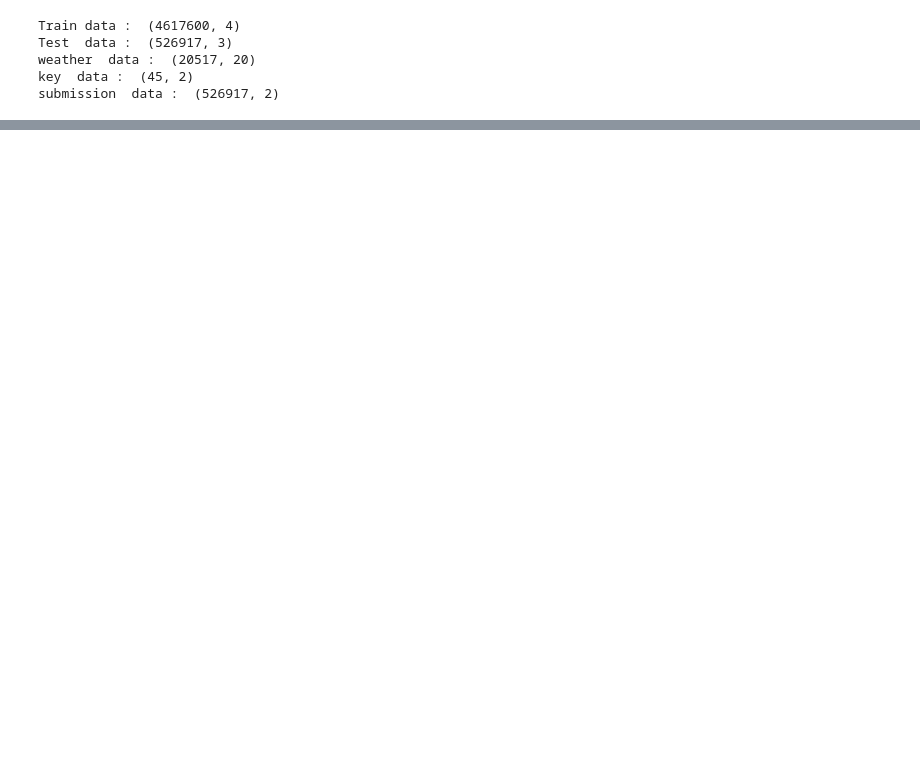
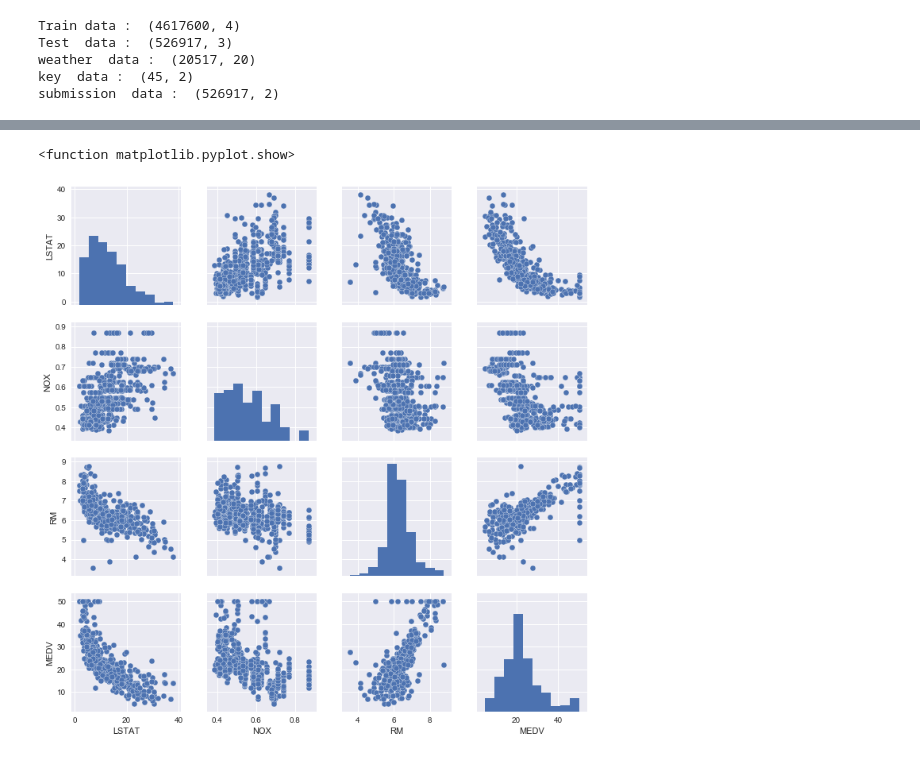
Before and after one commit to HyowonJang/LinearRegression, a Jupyter notebook: modeling_hyowon/Untitled.ipynb, the cells around one changed output, grey strips where cells are left out. Saved outputs shown, nothing was run; the diff lists cells and outputs as text; code cells hidden in the pictures; blank space fills up the shorter version.

Commit message:
180626Exploring the Data

```diff
--- a/modeling_hyowon/Untitled.ipynb
+++ b/modeling_hyowon/Untitled.ipynb
@@ -41,0 +302,4 @@ submission  data :  (526917, 2)
+# %%
+from sklearn.datasets import load_boston
+boston = load_boston()
+print(boston.DESCR)
@@ -41,0 +324,5 @@ submission  data :  (526917, 2)
+# %%
+dfX = pd.DataFrame(boston.data, columns=boston.feature_names)
+dfY = pd.DataFrame(boston.target, columns=["MEDV"])
+df = pd.concat([dfX, dfY], axis=1)
+df.tail()
@@ -41,0 +336,7 @@ submission  data :  (526917, 2)
+# %%
+cols = ["LSTAT","NOX","RM","MEDV"]
+sns.pairplot(df[cols])
+plt.show
+# %% [output]
+<function matplotlib.pyplot.show>
+[figure, added]
```
Also changed, not shown: parts of 61 cells of this notebook, 1 other file.
